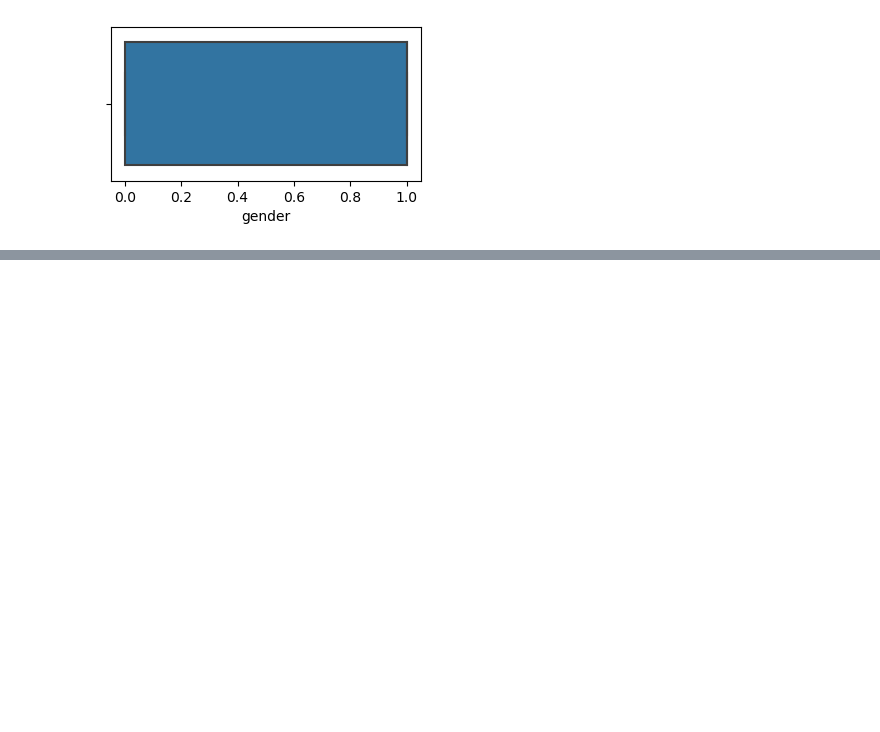
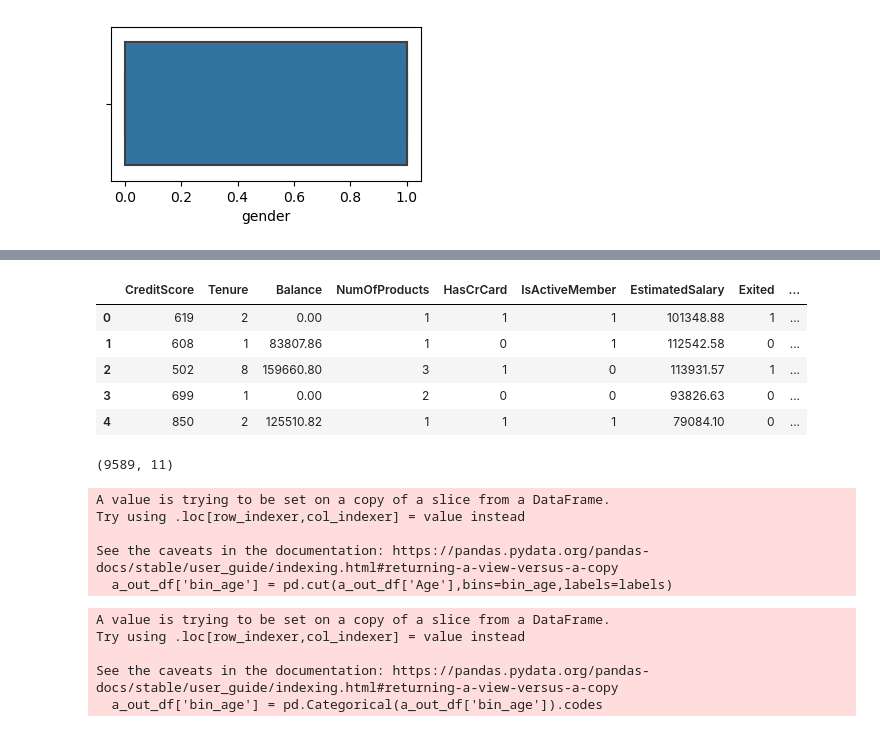
Before and after one commit to chris820629/Bank-Customer-Churn, a Jupyter notebook: Chris_Analysis/EDA.ipynb, the cells around one changed output, grey strips where cells are left out. Saved outputs shown, nothing was run; the diff lists cells and outputs as text; code cells hidden in the pictures; blank space fills up the shorter version.

```diff
--- a/Chris_Analysis/EDA.ipynb
+++ b/Chris_Analysis/EDA.ipynb
@@ -280,0 +309,2 @@ a_out_df.to_csv('a_out_df.csv')
+# %%
+df['gender'] = df['Gender'].apply(lambda x: 1 if x=='Male' else 0)
@@ -280,0 +337,13 @@ a_out_df.to_csv('a_out_df.csv')
+# %%
+df = df.drop(['Gender','Age'],axis=1)
+# %%
+df = pd.get_dummies(df)
+# %%
+df.head()
+# %% [output]
+|  | CreditScore | Tenure | Balance | NumOfProducts | HasCrCard | IsActiveMember | EstimatedSalary | Exited | ... |
+| 0 | 619 | 2 | 0.00 | 1 | 1 | 1 | 101348.88 | 1 | ... |
+| 1 | 608 | 1 | 83807.86 | 1 | 0 | 1 | 112542.58 | 0 | ... |
+| 2 | 502 | 8 | 159660.80 | 3 | 1 | 0 | 113931.57 | 1 | ... |
+| 3 | 699 | 1 | 0.00 | 2 | 0 | 0 | 93826.63 | 0 | ... |
+| 4 | 850 | 2 | 125510.82 | 1 | 1 | 1 | 79084.10 | 0 | ... |
@@ -280,0 +354,20 @@ a_out_df.to_csv('a_out_df.csv')
+# %%
+a_out_df.shape
+# %% [output]
+(9589, 11)
+# %%
+a_out_df['bin_age'] = pd.cut(a_out_df['Age'],bins=bin_age,labels=labels)
+# %% [output]
+A value is trying to be set on a copy of a slice from a DataFrame.
+Try using .loc[row_indexer,col_indexer] = value instead
+
+See the caveats in the documentation: https://pandas.pydata.org/pandas-docs/stable/user_guide/indexing.html#returning-a-view-versus-a-copy
+  a_out_df['bin_age'] = pd.cut(a_out_df['Age'],bins=bin_age,labels=labels)
+# %%
+a_out_df['bin_age'] = pd.Categorical(a_out_df['bin_age']).codes
+# %% [output]
+A value is trying to be set on a copy of a slice from a DataFrame.
+Try using .loc[row_indexer,col_indexer] = value instead
+
+See the caveats in the documentation: https://pandas.pydata.org/pandas-docs/stable/user_guide/indexing.html#returning-a-view-versus-a-copy
+  a_out_df['bin_age'] = pd.Categorical(a_out_df['bin_age']).codes
```
Also changed, not shown: parts of 18 cells of this notebook, 4 other files.
